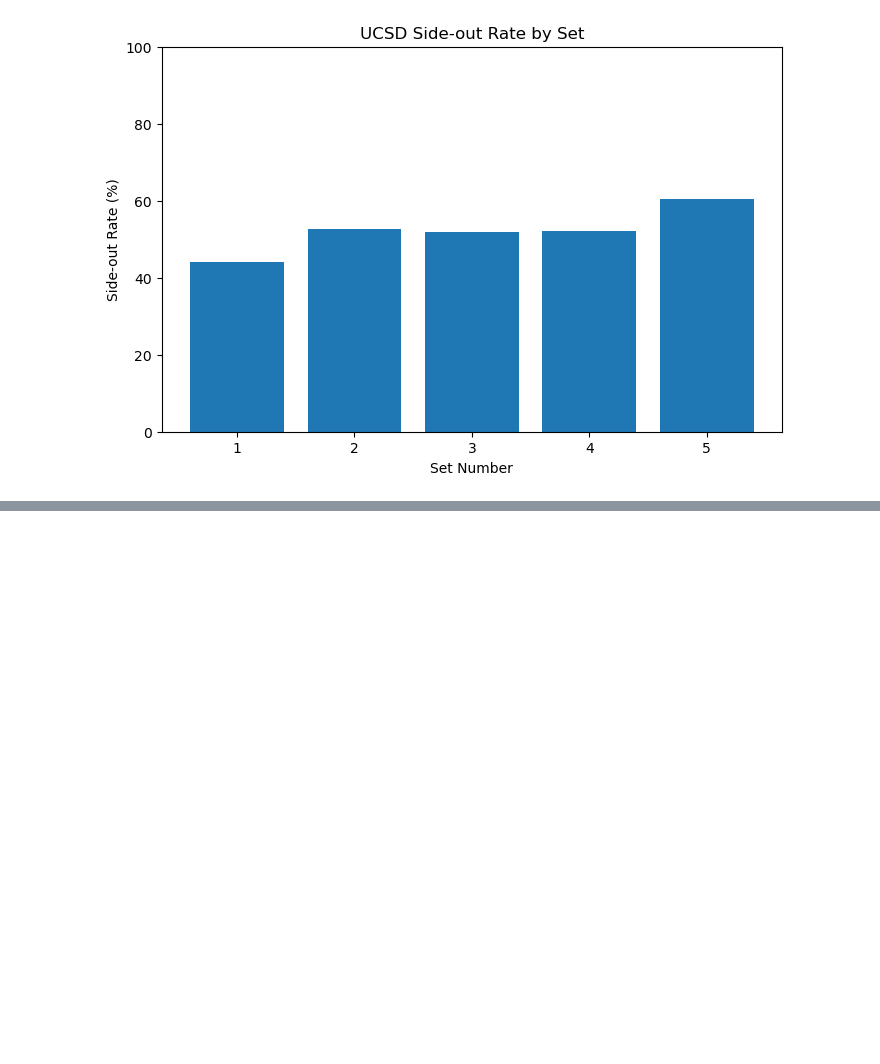
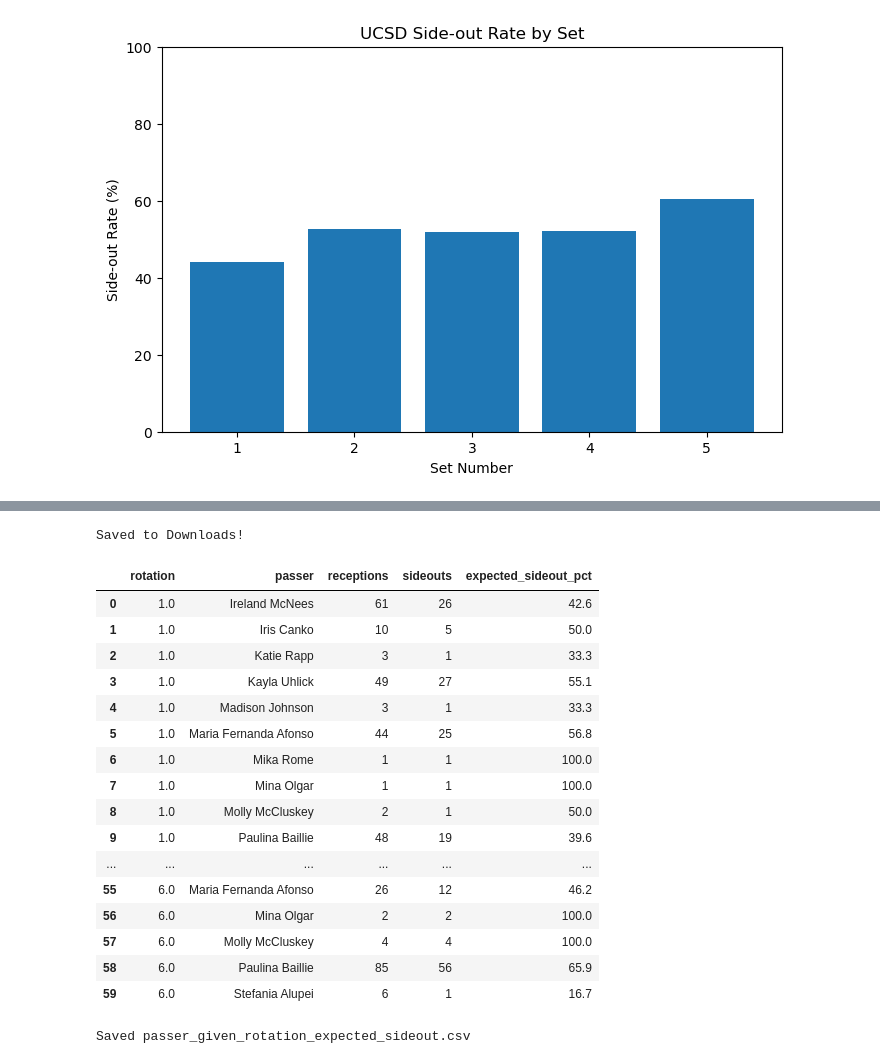
Before and after one commit to shivamsharma0608/sideout_model, a Jupyter notebook: Hannah_Sideout_EDA.ipynb, the cells around one changed output, grey strips where cells are left out. Cells and saved outputs as stored; diff of their text form; code cells hidden in the pictures; blank space fills up the shorter version.

```diff
--- a/Hannah_Sideout_EDA.ipynb
+++ b/Hannah_Sideout_EDA.ipynb
@@ -452,0 +566,70 @@ plt.show()
+# %%
+passer_given_rotation_xso.to_csv(
+    "/Users/hannahhuangh/Desktop/sideout_model/passer_given_rotation_expected_sideout.csv",
+    index=False
+)
+
+print("Saved to Downloads!")
+# %% [output]
+Saved to Downloads!
+# %%
+def xso_summary(data, group_cols, min_n=1):
+    if isinstance(group_cols, str):
+        group_cols = [group_cols]
+
+    summary = (
+        data
+        .groupby(group_cols, dropna=False)
+        .agg(
+            receptions=("sideout", "size"),
+            sideouts=("sideout", "sum"),
+            expected_sideout_pct=("sideout", "mean")
+        )
+        .reset_index()
+    )
+
+    summary["expected_sideout_pct"] = (
+        summary["expected_sideout_pct"] * 100
+    ).round(1)
+
+    summary = summary[summary["receptions"] >= min_n]
+
+    return summary.sort_values(
+        ["rotation", "passer"],
+        ascending=[True, True]
+    )
+# %%
+# IMPORTANT: use xso, NOT xso_true_setters
+passer_given_rotation_xso = xso_summary(
+    xso,
+    ["rotation", "passer"],
+    min_n=1
+)
+
+display(passer_given_rotation_xso)
+
+passer_given_rotation_xso.to_csv(
+    "/Users/hannahhuangh/Downloads/passer_given_rotation_expected_sideout.csv",
+    index=False
+)
+
+print("Saved passer_given_rotation_expected_sideout.csv")
+# %% [output]
+|  | rotation | passer | receptions | sideouts | expected_sideout_pct |
+| 0 | 1.0 | Ireland McNees | 61 | 26 | 42.6 |
+| 1 | 1.0 | Iris Canko | 10 | 5 | 50.0 |
+| 2 | 1.0 | Katie Rapp | 3 | 1 | 33.3 |
+| 3 | 1.0 | Kayla Uhlick | 49 | 27 | 55.1 |
+| 4 | 1.0 | Madison Johnson | 3 | 1 | 33.3 |
+| 5 | 1.0 | Maria Fernanda Afonso | 44 | 25 | 56.8 |
+| 6 | 1.0 | Mika Rome | 1 | 1 | 100.0 |
+| 7 | 1.0 | Mina Olgar | 1 | 1 | 100.0 |
+| 8 | 1.0 | Molly McCluskey | 2 | 1 | 50.0 |
+| 9 | 1.0 | Paulina Baillie | 48 | 19 | 39.6 |
+| ... | ... | ... | ... | ... | ... |
+| 55 | 6.0 | Maria Fernanda Afonso | 26 | 12 | 46.2 |
+| 56 | 6.0 | Mina Olgar | 2 | 2 | 100.0 |
+| 57 | 6.0 | Molly McCluskey | 4 | 4 | 100.0 |
+| 58 | 6.0 | Paulina Baillie | 85 | 56 | 65.9 |
+| 59 | 6.0 | Stefania Alupei | 6 | 1 | 16.7 |
+Saved passer_given_rotation_expected_sideout.csv
```
Also changed, not shown: parts of 6 cells of this notebook, 2 other files.
